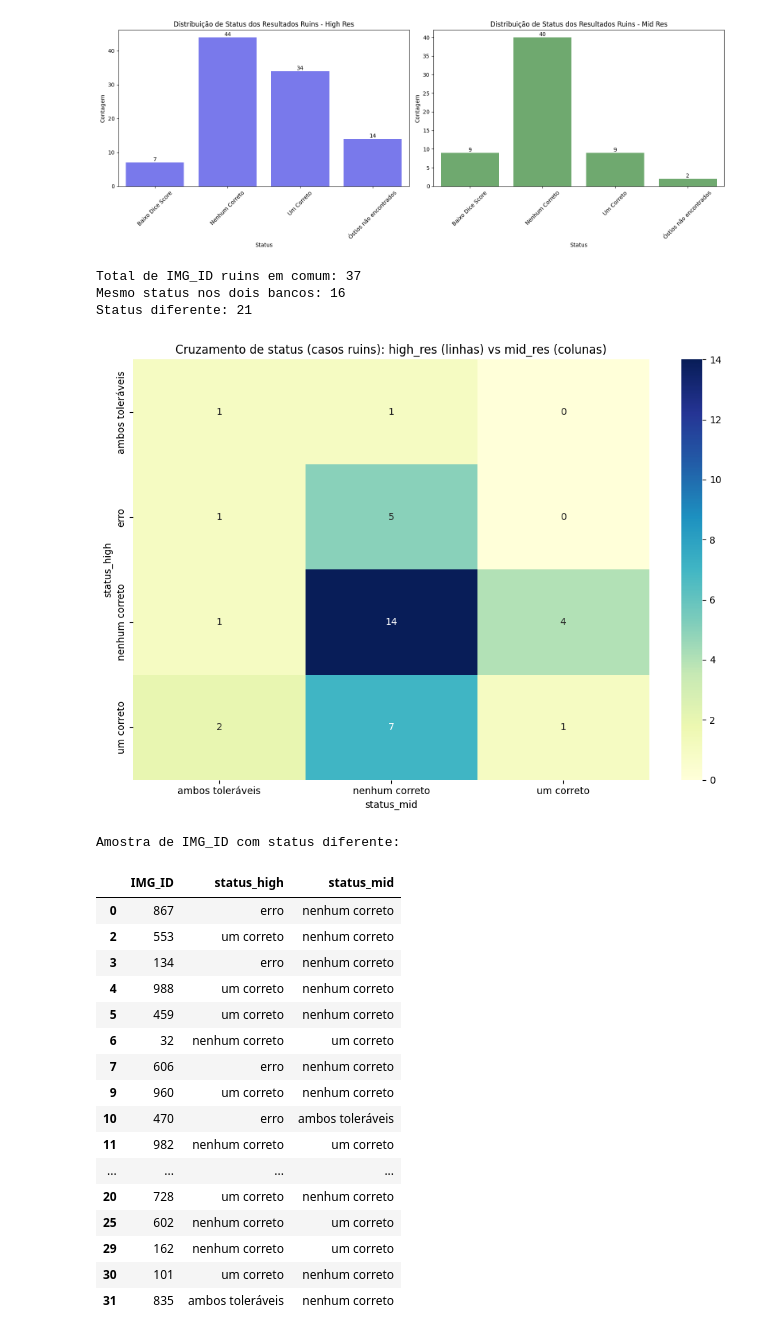
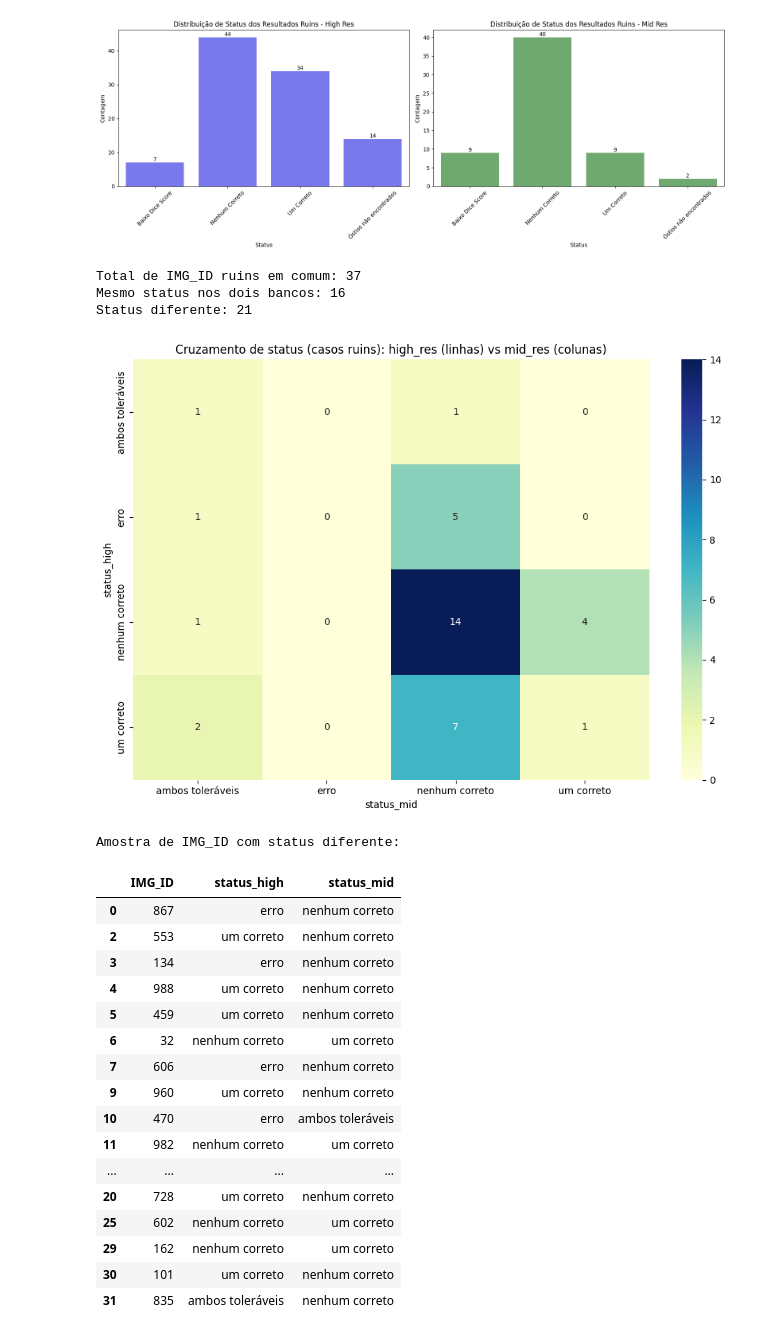
Before and after one commit to matheusssilva991/coronary-centerline-detection, a Jupyter notebook: src/eda_bad_tests.ipynb, the cells around one changed output. Saved outputs shown, nothing was run; the diff lists cells and outputs as text; code cells hidden in the pictures.

Commit message:
feat: add colun erro matriz de confusão

```diff
--- a/src/eda_bad_tests.ipynb
+++ b/src/eda_bad_tests.ipynb
@@ -104,34 +104,38 @@ else:
     status_compare['status_high_norm'] = status_compare['status_high'].str.strip().str.lower()
     status_compare['status_mid_norm'] = status_compare['status_mid'].str.strip().str.lower()
     status_compare['mesmo_status'] = status_compare['status_high_norm'] == status_compare['status_mid_norm']
 
     print('Total de IMG_ID ruins em comum:', len(status_compare))
     print('Mesmo status nos dois bancos:', int(status_compare['mesmo_status'].sum()))
     print('Status diferente:', int((~status_compare['mesmo_status']).sum()))
 
+    # Lista completa de status (uniao) para garantir linhas/colunas simetricas
+    status_levels = sorted(set(status_compare['status_high_norm']).union(status_compare['status_mid_norm']))
+
     # Matriz de cruzamento: mostra quais status de high viram quais em mid
     cross = pd.crosstab(status_compare['status_high_norm'], status_compare['status_mid_norm'])
+    cross = cross.reindex(index=status_levels, columns=status_levels, fill_value=0)
 
     if cross.empty:
         print('Nao ha combinacoes de status para cruzamento.')
     else:
         plt.figure(figsize=(10, 7))
         sns.heatmap(cross, annot=True, fmt='d', cmap='YlGnBu')
         plt.title('Cruzamento de status (casos ruins): high_res (linhas) vs mid_res (colunas)')
         plt.xlabel('status_mid')
         plt.ylabel('status_high')
         plt.tight_layout()
         plt.show()
 
     # IDs onde houve divergencia de status (amostra)
     diff_ids = status_compare.loc[~status_compare['mesmo_status'], ['IMG_ID', 'status_high', 'status_mid']]
     print('\nAmostra de IMG_ID com status diferente:')
     display(diff_ids.head(20))
 # %% [output]
 Total de IMG_ID ruins em comum: 37
 Mesmo status nos dois bancos: 16
 Status diferente: 21
-[figure, old version]
+[figure, new version]
 Amostra de IMG_ID com status diferente:
 |  | IMG_ID | status_high | status_mid |
 | 0 | 867 | erro | nenhum correto |
```
